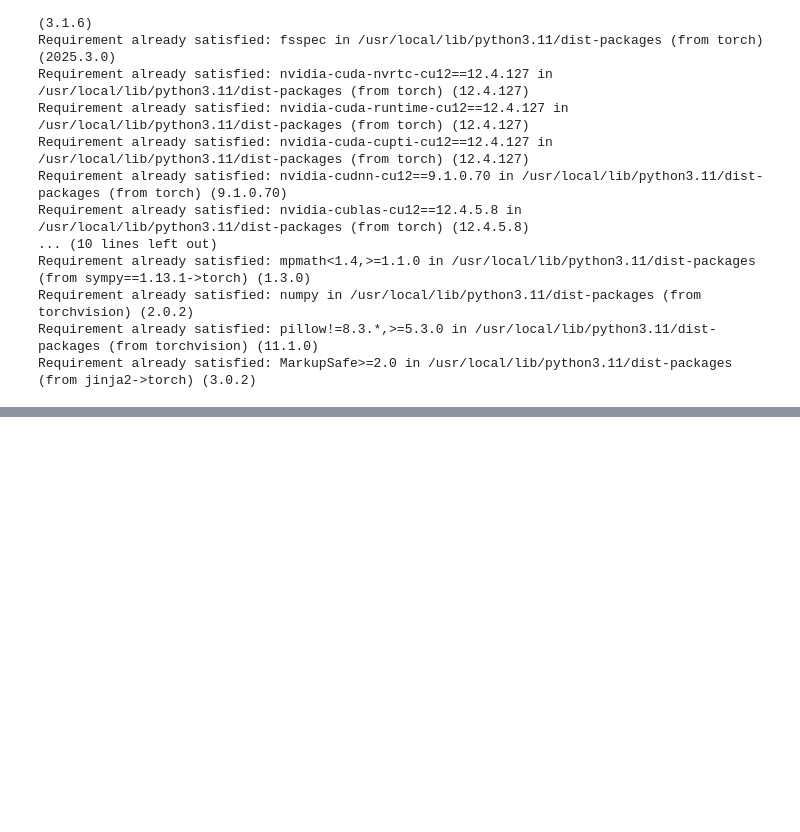
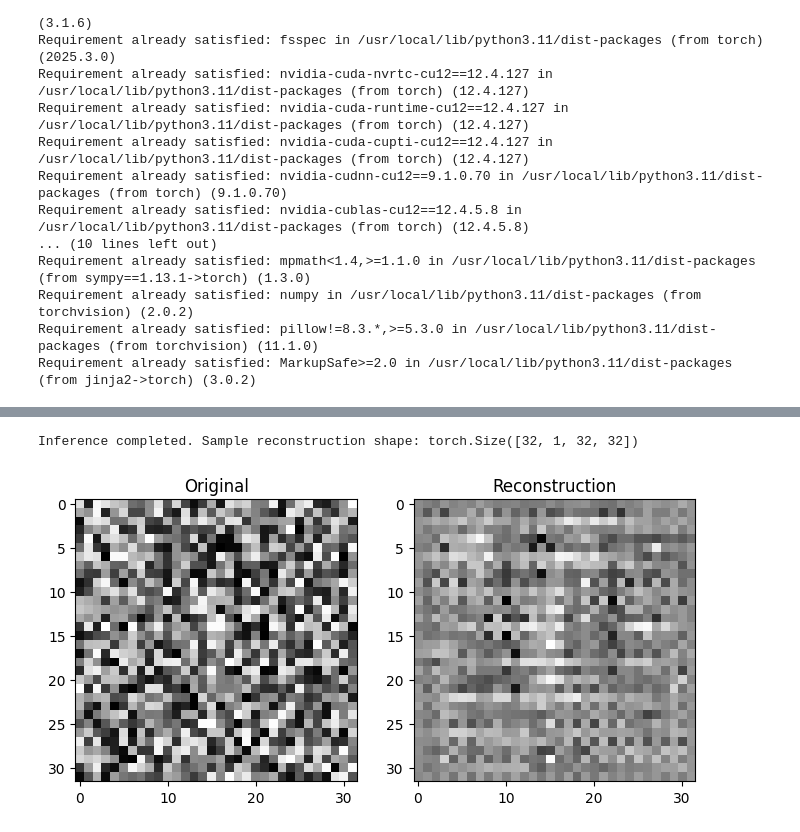
Before and after one commit to Aravind7474/seminar_codes, a Jupyter notebook: MS1.ipynb, the cells around one changed output, grey strips where cells are left out. Drawn from its saved outputs; the diff is of its cells as text; code cells hidden in the pictures; blank space fills up the shorter version.

```diff
--- a/MS1.ipynb
+++ b/MS1.ipynb
@@ -211,0 +253,31 @@ dataloader = DataLoader(dataset, batch_size=32, shuffle=True)
+# %%
+# Save the trained model (optional)
+torch.save(trained_model.state_dict(), "vqvae_model.pth")
+
+# Perform inference on a sample batch
+trained_model.eval()
+device = 'cuda' if torch.cuda.is_available() else 'cpu'
+sample_batch = next(iter(dataloader))[0].to(device)
+with torch.no_grad():
+    reconstruction, _ = trained_model(sample_batch)
+print("Inference completed. Sample reconstruction shape:", reconstruction.shape)
+# %% [output]
+Inference completed. Sample reconstruction shape: torch.Size([32, 1, 32, 32])
+# %%
+import matplotlib.pyplot as plt
+
+# Visualize original and reconstructed images from the sample batch
+sample_img = sample_batch[0].cpu().numpy().squeeze()
+recon_img = reconstruction[0].cpu().numpy().squeeze()
+
+plt.figure(figsize=(8, 4))
+plt.subplot(1, 2, 1)
+plt.title("Original")
+plt.imshow(sample_img, cmap='gray')
+
+plt.subplot(1, 2, 2)
+plt.title("Reconstruction")
+plt.imshow(recon_img, cmap='gray')
+plt.show()
+# %% [output]
+[figure, added]
```
Also changed, not shown: parts of 1 cell of this notebook.
